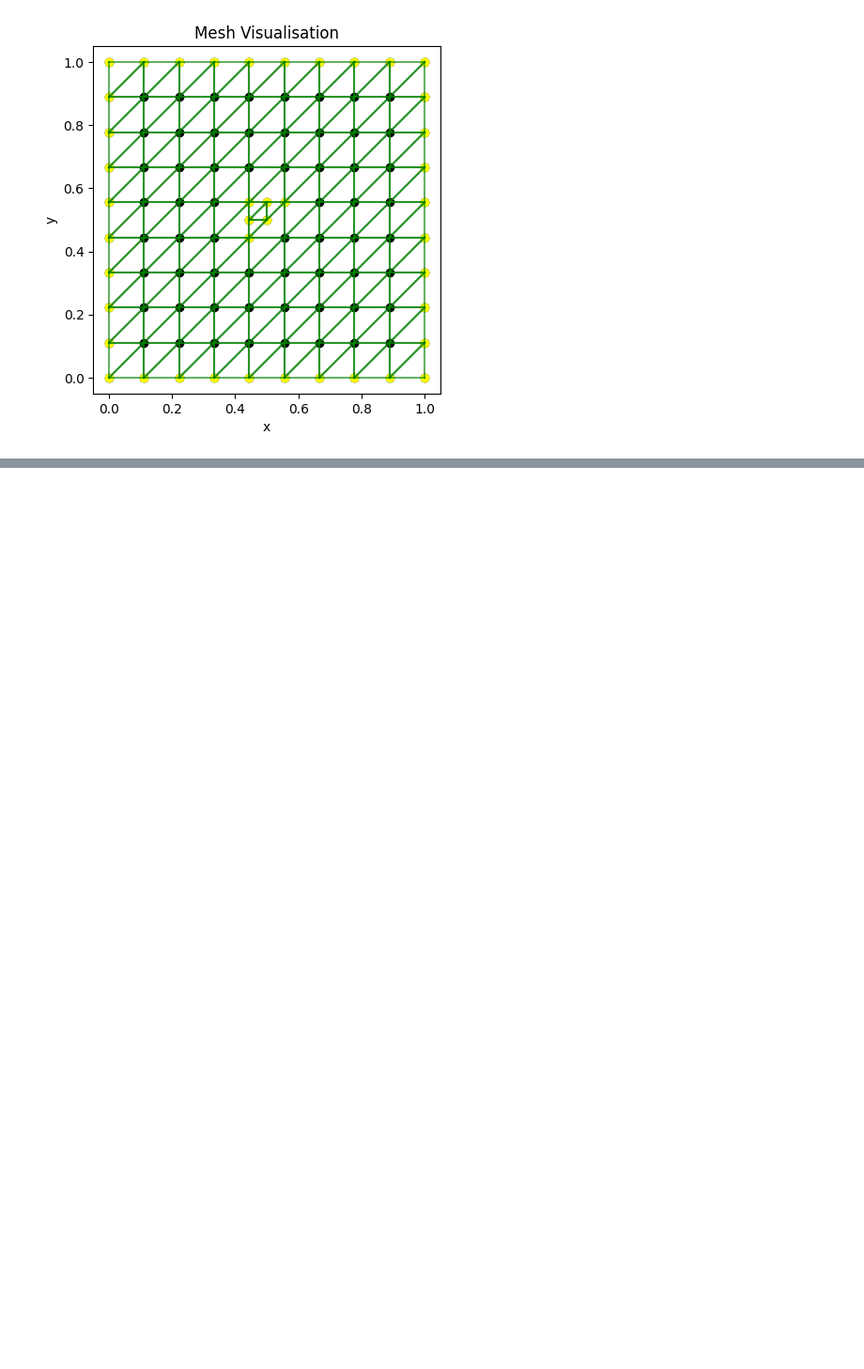
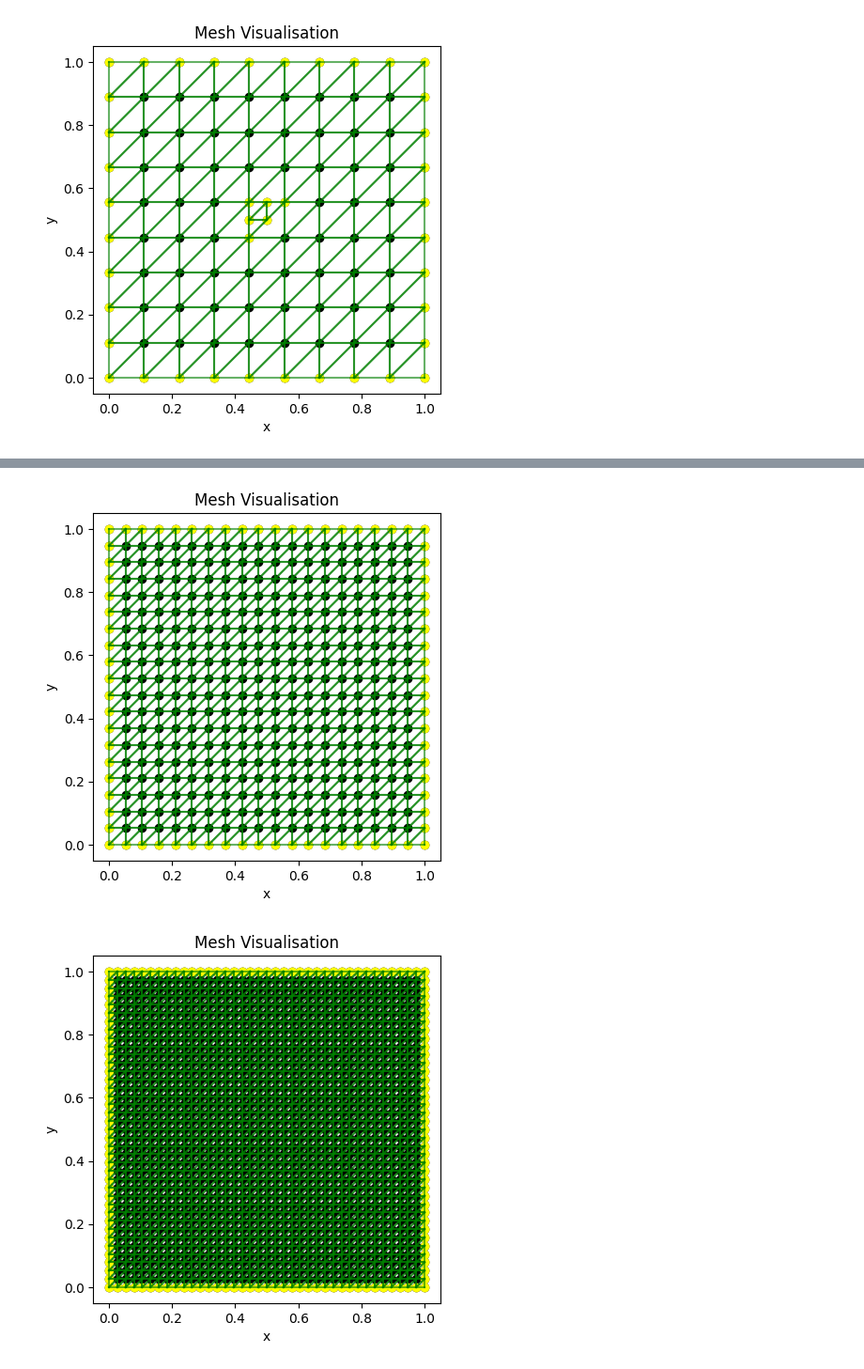
Before and after one commit to giudisciacca/native_python_FEM, a Jupyter notebook: main.ipynb, the cells around one changed output, grey strips where cells are left out. Shown at 94% size. Drawn from its saved outputs; the diff is of its cells as text; code cells hidden in the pictures; blank space fills up the shorter version.

```diff
--- a/main.ipynb
+++ b/main.ipynb
@@ -136,0 +136,15 @@ End of Code
+# %%
+# test 9: split all elements (boundary should be where expected )
+a = 0
+b = 1
+c = 0
+d = 1
+nx = 20
+ny = 20
+mesh = Mesh(*mesh_rectangle([a, b, c, d], nx, ny))
+refined_mesh = mesh.refine_mesh(mesh.elements)
+mesh.visualise2D()
+refined_mesh.visualise2D()
+# %% [output]
+[figure, added]
+[figure, added]
```
Also changed, not shown: parts of 5 cells of this notebook, 2 other files.
